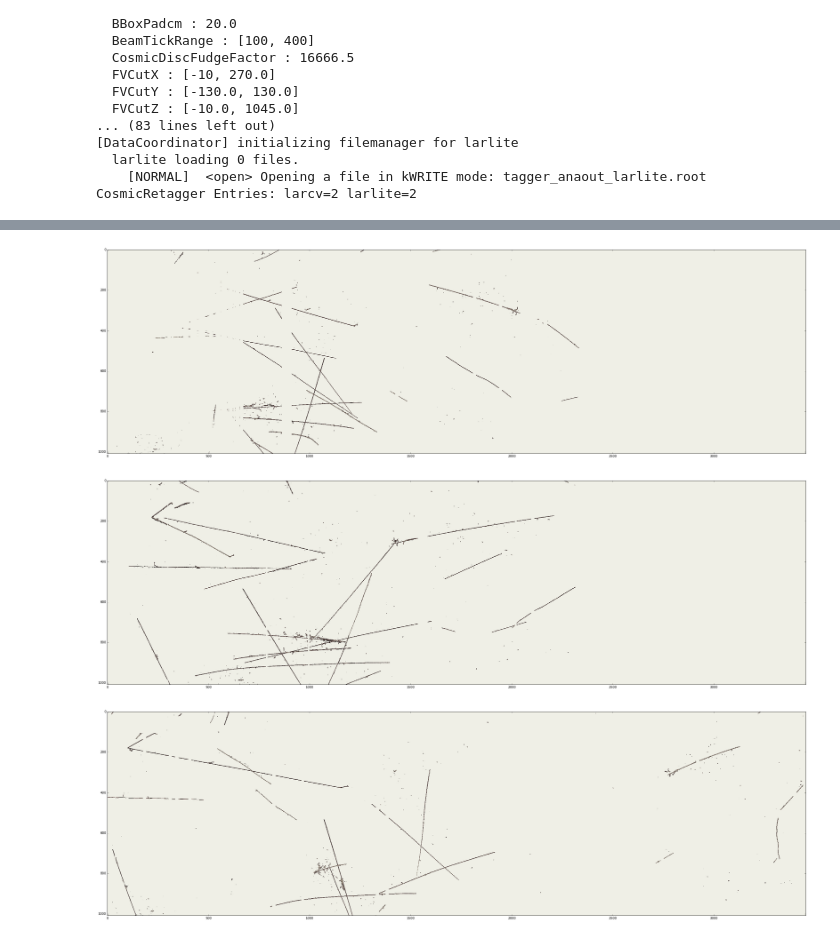
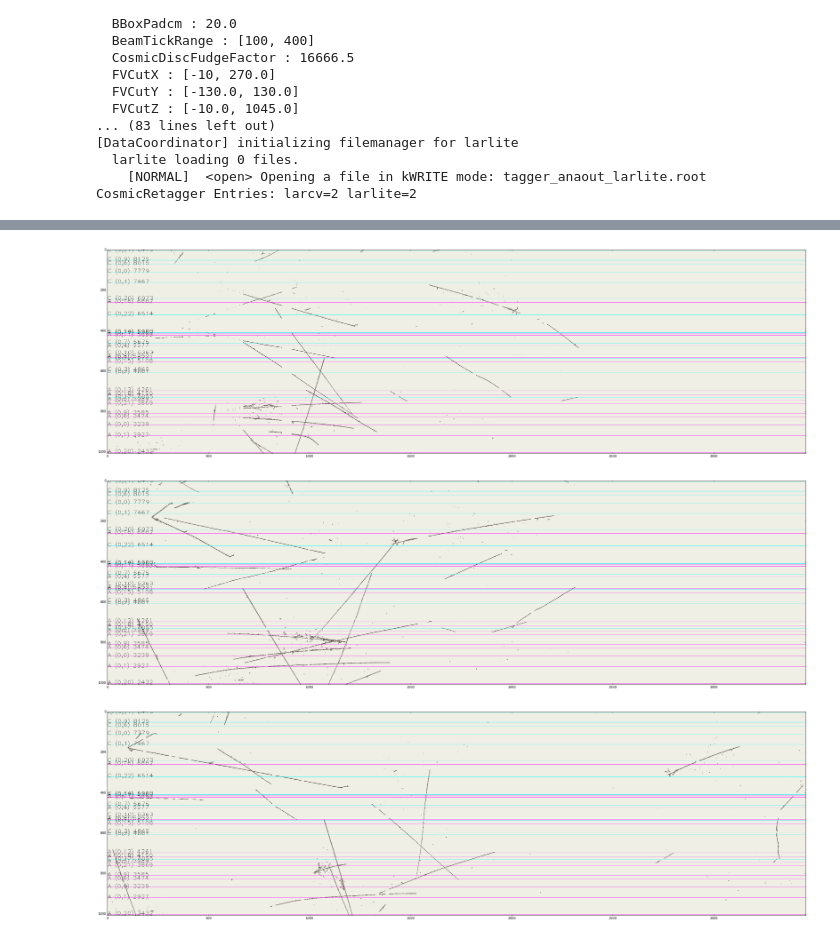
Before and after one commit to LArbys/larlitecv, a Jupyter notebook: app/TaggerNotebook/RunCosmicRetagger.ipynb, the cells around one changed output, grey strips where cells are left out. Drawn from its saved outputs; the diff is of its cells as text; code cells hidden in the pictures.

```diff
--- a/app/TaggerNotebook/RunCosmicRetagger.ipynb
+++ b/app/TaggerNotebook/RunCosmicRetagger.ipynb
@@ -67,24 +101,14 @@ CosmicTagger State:  Config'd [true] Input [true] ThruMu [true] StopMu [false] U
 # %%
 # Define Conversion of image2d to Plottable Input Images
-
-def make_img( img2d, minval, maxval, colormap=cv2.COLORMAP_BONE ):
-    img_np = np.transpose( larcv.as_ndarray( img2d ), (1,0) )
-    img_np[ img_np<minval ] = 0
-    img_np -= minval
-    img_np[ img_np>maxval ] = maxval
-    img_np /= 255.0/(maxval-minval)
-    img_cv = cv2.cvtColor( img_np, cv2.COLOR_GRAY2BGR )
-    img_cv = cv2.applyColorMap(img_cv.astype(np.uint8), colormap )
-    return img_cv
-
 
 inputdata = tagger.getInputData()
 imgs = []
 for p in range(inputdata.img_v.size()):
     img_cv = make_img( inputdata.img_v.at(p), 10, 500 )
+    draw_flashes( img_cv, inputdata )
     plt.figure(figsize=(40,40))
     plt.imshow( img_cv )
 # %% [output]
-[figure, old version]
+[figure, new version]
-[figure, old version]
+[figure, new version]
-[figure, old version]
+[figure, new version]
```
Also changed, not shown: parts of 8 cells of this notebook, 7 other files.
